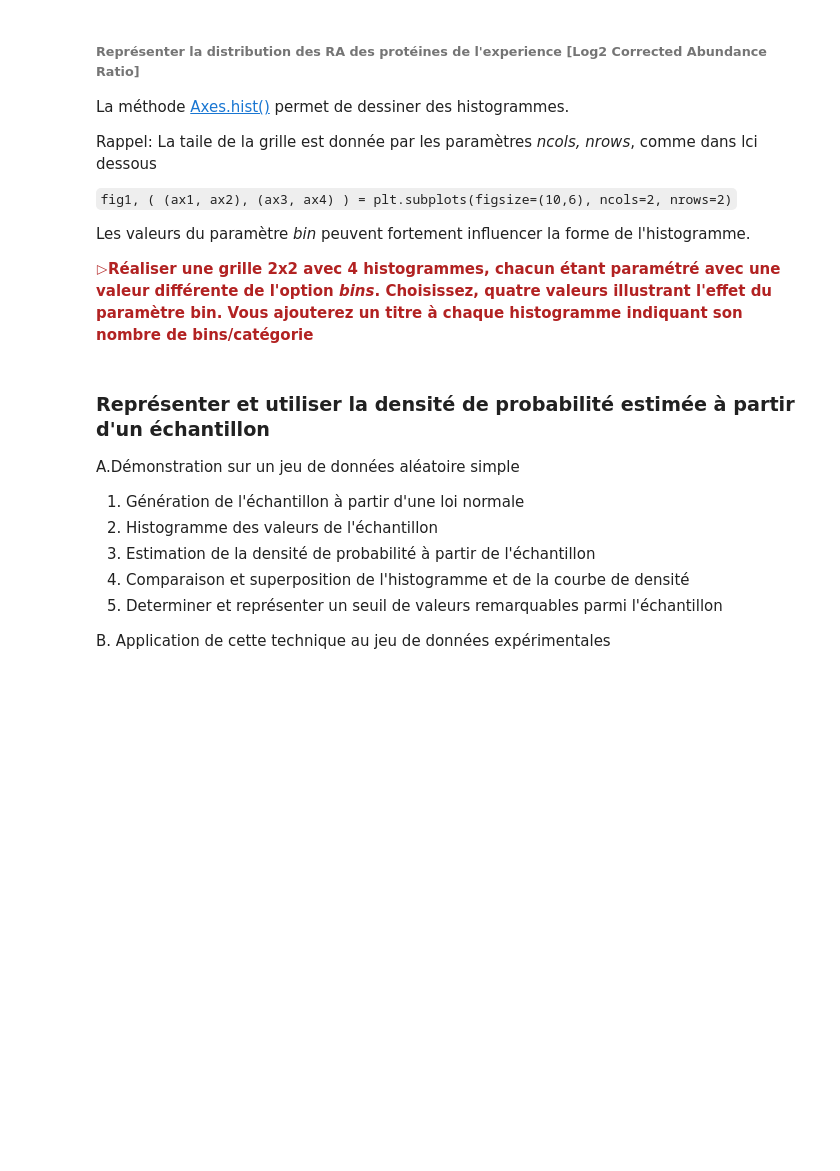
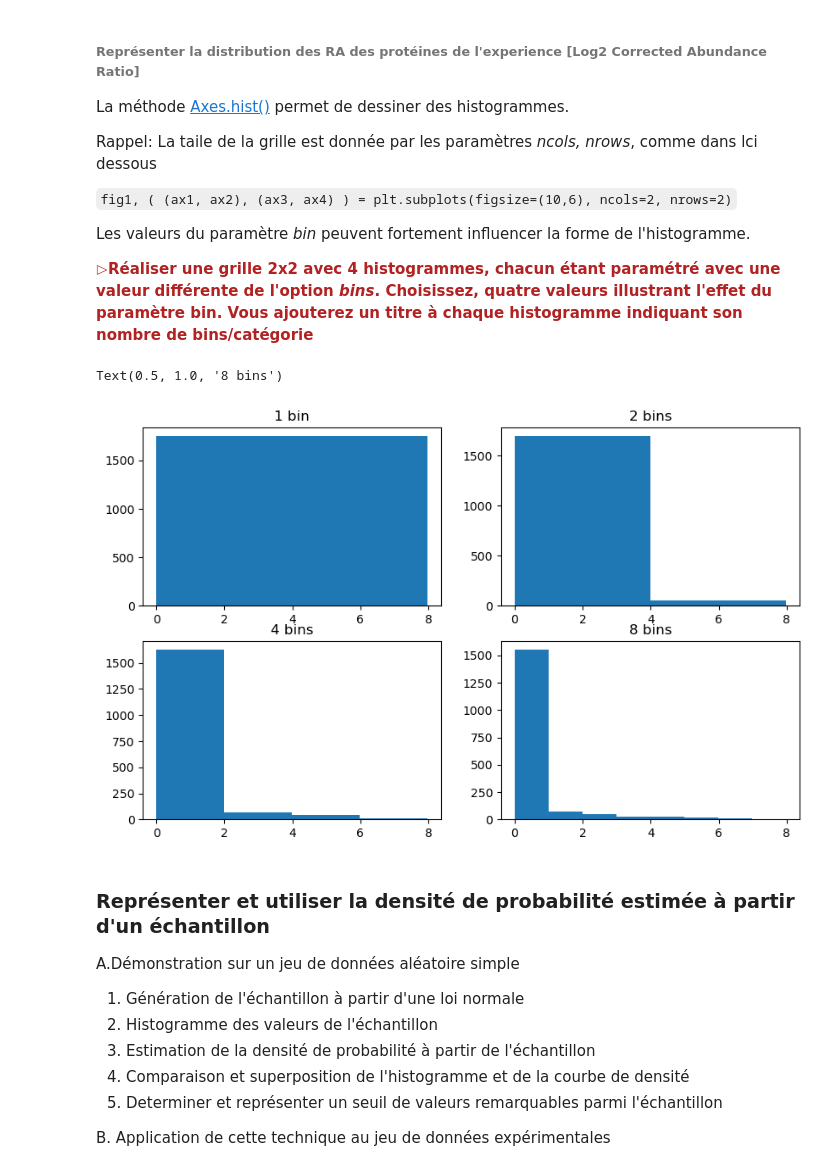
Before and after one commit to gnoiret/VDB_jupyter, a Jupyter notebook: exercices/TP1.ipynb, the cells around one changed output. Cells and saved outputs as stored; diff of their text form; code cells hidden in the pictures; blank space fills up the shorter version.

```diff
--- a/exercices/TP1.ipynb
+++ b/exercices/TP1.ipynb
@@ -71,6 +106,19 @@ Les valeurs du paramètre *bin* peuvent fortement influencer la forme de l'histo
 
 
 <span style="color:firebrick;font-weight:bold"> $\rhd$Réaliser une grille 2x2 avec 4 histogrammes, chacun étant paramétré avec une valeur différente de l'option *bins*. Choisissez, quatre valeurs illustrant l'effet du paramètre bin. Vous ajouterez un titre à chaque histogramme indiquant son nombre de bins/catégorie</span>
+# %%
+fig1, ((ax1, ax2), (ax3, ax4)) = plt.subplots(figsize=(10,6), nrows=2, ncols=2)
+ax1.hist(datatcl['LOG10 Adj.P-val'], bins=1)
+ax2.hist(datatcl['LOG10 Adj.P-val'], bins=2)
+ax3.hist(datatcl['LOG10 Adj.P-val'], bins=4)
+ax4.hist(datatcl['LOG10 Adj.P-val'], bins=8)
+ax1.set_title('1 bin')
+ax2.set_title('2 bins')
+ax3.set_title('4 bins')
+ax4.set_title('8 bins')
+# %% [output]
+Text(0.5, 1.0, '8 bins')
+[figure, added]
 # %% [markdown]
 ### Représenter et utiliser la densité de probabilité estimée à partir d'un échantillon
  A.Démonstration sur un jeu de données aléatoire simple
```
Also changed, not shown: parts of 20 cells of this notebook, 1 other file.
